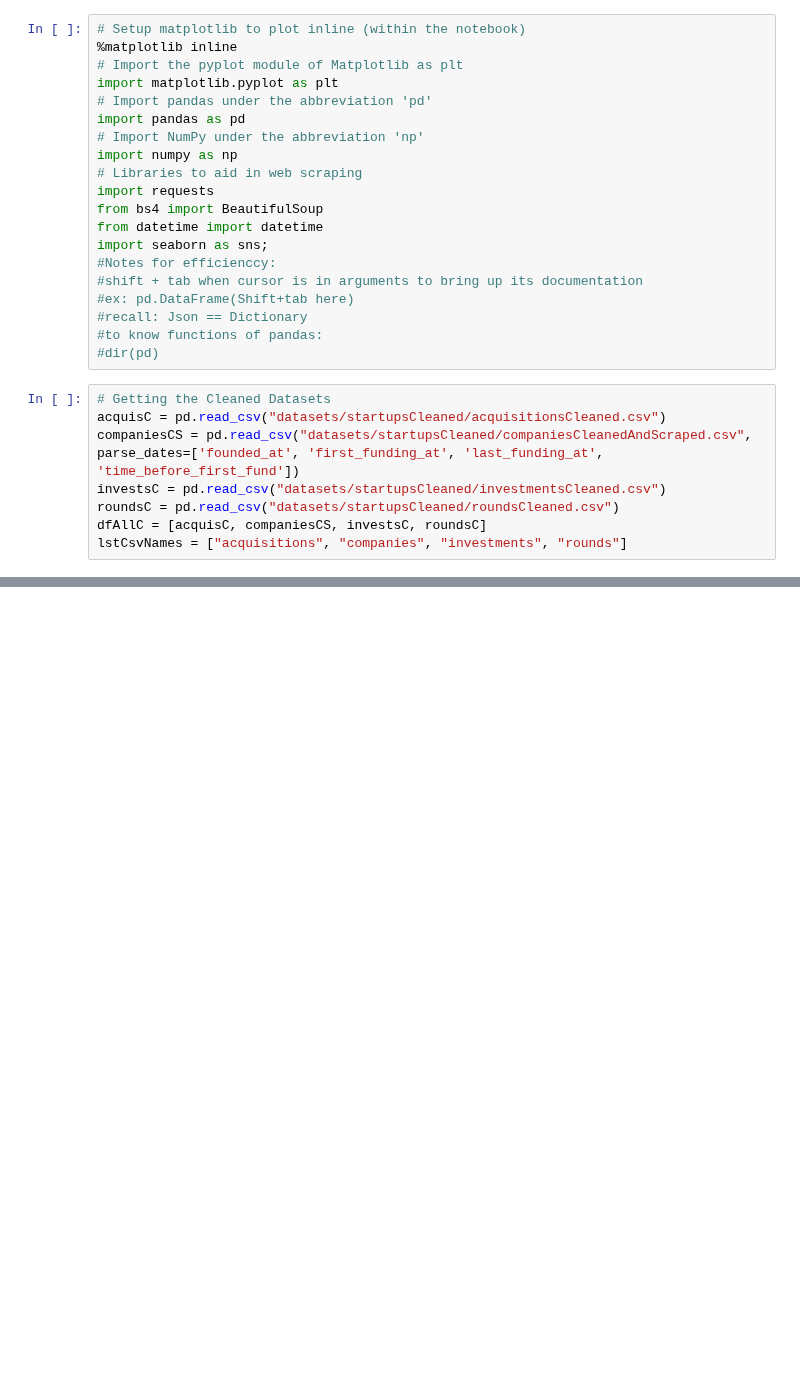
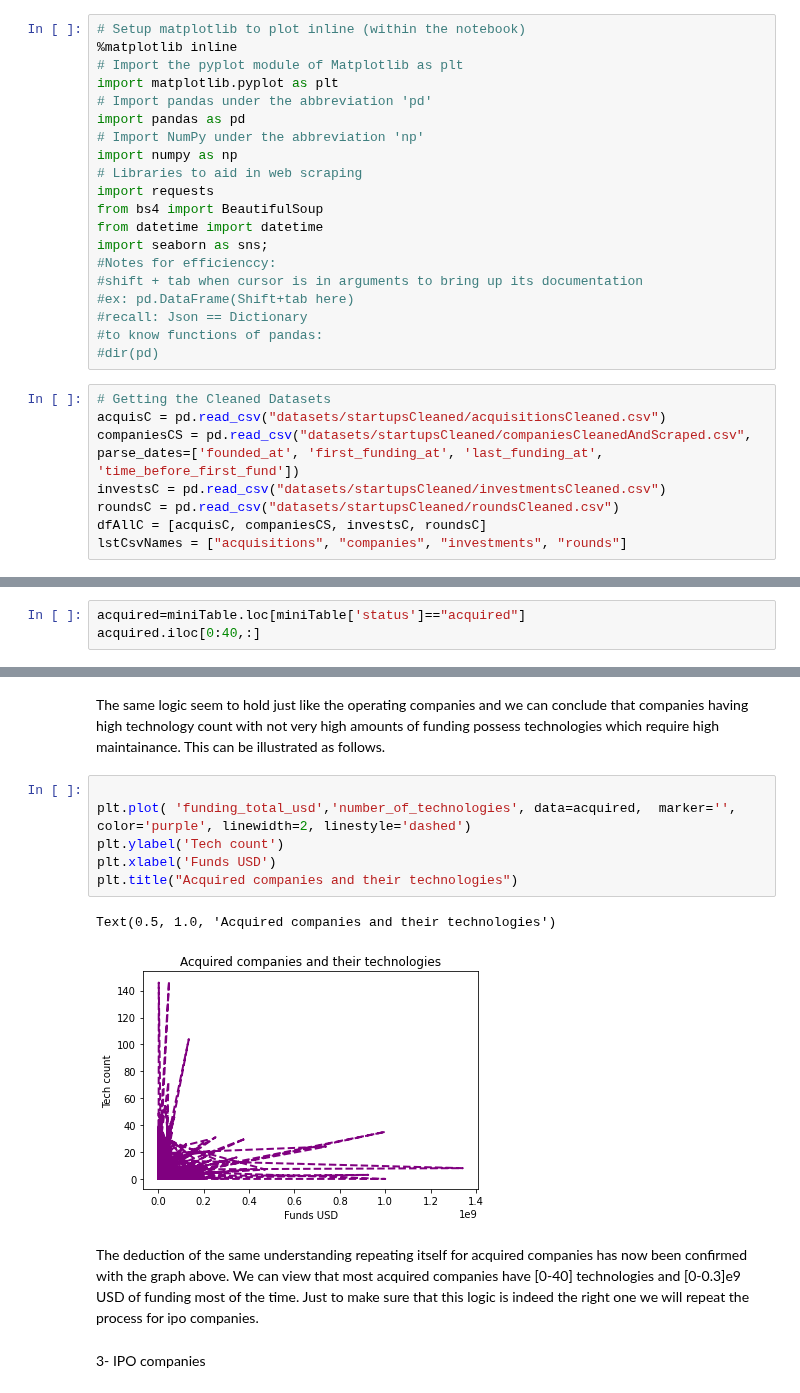
Before and after one commit to OdyAsh/StartupCompanies, a Jupyter notebook: Aisha-Startup-Companies.ipynb, the cells around one changed output, grey strips where cells are left out. Drawn from its saved outputs; the diff is of its cells as text; blank space fills up the shorter version.

```diff
--- a/Aisha-Startup-Companies.ipynb
+++ b/Aisha-Startup-Companies.ipynb
@@ -34,0 +89,3 @@ STATE THE QUESTION AGAIN
+# %%
+acquired=miniTable.loc[miniTable['status']=="acquired"]
+acquired.iloc[0:40,:]
@@ -34,0 +110,15 @@ STATE THE QUESTION AGAIN
+# %% [markdown]
+The same logic seem to hold just like the operating companies and we can conclude that companies having high technology count with not very high amounts of funding possess technologies which require high maintainance.  This can be illustrated as follows.
+# %%
+
+plt.plot( 'funding_total_usd','number_of_technologies', data=acquired,  marker='', color='purple', linewidth=2, linestyle='dashed')
+plt.ylabel('Tech count')
+plt.xlabel('Funds USD')
+plt.title("Acquired companies and their technologies")
+# %% [output]
+Text(0.5, 1.0, 'Acquired companies and their technologies')
+[figure, added]
+# %% [markdown]
+The deduction of the same understanding repeating itself for acquired companies has now been confirmed with the graph above. We can view that most acquired companies have [0-40] technologies and [0-0.3]e9 USD of funding most of the time. Just to make sure that this logic is indeed the right one we will repeat the process for ipo companies.
+# %% [markdown]
+3- IPO companies
```
Also changed, not shown: parts of 20 cells of this notebook, 10 other files.
